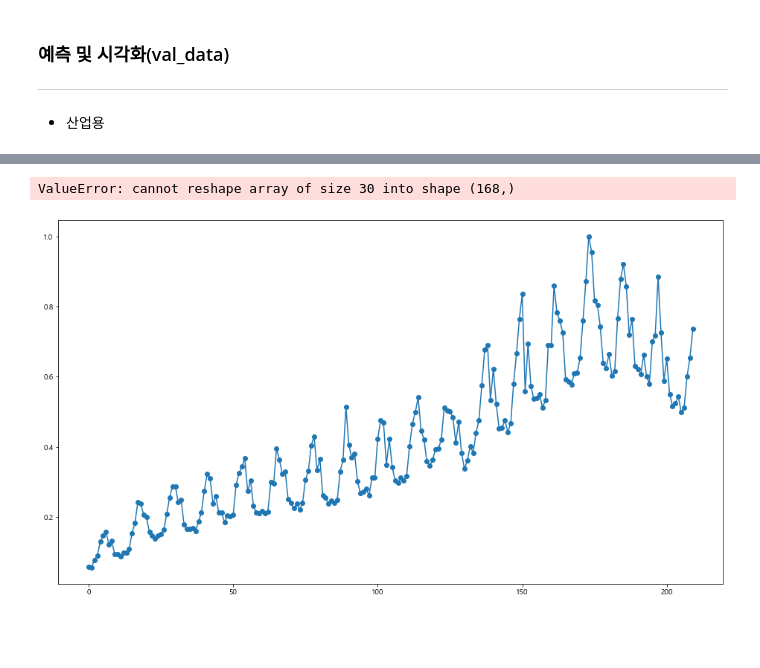
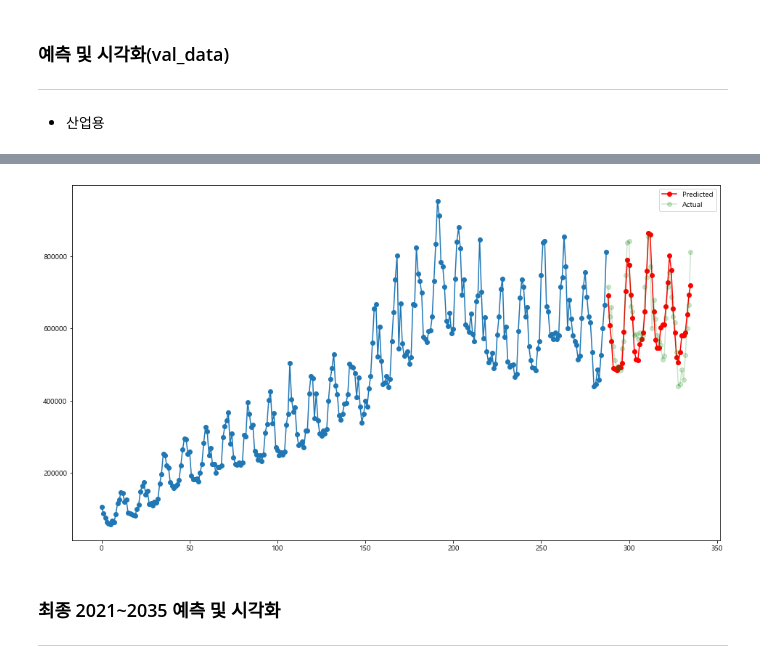
Before and after one commit to minsoo-s/03_Self_Study, a Jupyter notebook: bigstar/pred_21_35.ipynb, the cells around one changed output, grey strips where cells are left out. Drawn from its saved outputs; the diff is of its cells as text; code cells hidden in the pictures; blank space fills up the shorter version.

```diff
--- a/bigstar/pred_21_35.ipynb
+++ b/bigstar/pred_21_35.ipynb
@@ -362,13 +395,23 @@ plt.show()
 # train, val, test 범위 설정
 
 TEST_SIZE = 60 # 테스트: 2015~2020(60개월) / 학습: 1996~2014(240개월)
-WINDOW_SIZE = 30 # 학습시킬 과거 개월 단위(12개월)
+WINDOW_SIZE = 12 # 학습시킬 과거 개월 단위(12개월)
 
 # 학습 데이터
 x_train = train_data_scaled[:-TEST_SIZE] # 1996~2014
 x_val = train_data_scaled[-TEST_SIZE:] # 2015~2020
-x_test = test_data_scaled # 2021~2035(최종 목표)
+x_test_final = test_data_scaled # 2021~2035(최종 목표)
 
-# target 민수용
+# target 민수용(스케일 적용)
 y_train_I = train_target_scaled_I[:-TEST_SIZE] # 1996~2014
 y_val_I = train_target_scaled_I[-TEST_SIZE:] # 2015~2020
+# target 민수용(스케일X)
+y_train_I = train_target_I[:-TEST_SIZE] # 1996~2014
+y_val_I = train_target_I[-TEST_SIZE:] # 2015~2020
+
+
+# [ 최종 전용 (학습 300개월, 예측 180개월) ]
+# 학습 데이터
+x_train = train_data_scaled #1996~2020
+# target 민수용(스케일 X)
+y_train_I = train_target_I # 1996~2020
@@ -410,29 +457,29 @@ from keras.layers import Dense
 from keras.callbacks import EarlyStopping, ModelCheckpoint
 from keras.layers import LSTM
 
-model = Sequential()
-model.add(LSTM(24,
+model_I = Sequential()
+model_I.add(LSTM(16,
                 input_shape=(x_train.shape[1], x_train.shape[2]),
-                activation='tanh',
+                activation='relu',
                 return_sequences=False)
             )
 
-model.add(Dense(1))
+model_I.add(Dense(1))
 # %%
 # LSTM model compile
 
-model.compile(loss='mean_squared_error', optimizer='adam')
+model_I.compile(loss='mae', optimizer='adam')
 early_stop = EarlyStopping(monitor='val_loss', patience=5)
 
 # import os
-#model_path = 'model'
+#model_path = 'model_I'
 #filename = os.path.join(model_path, 'tmp_checkpoint.h5')
 #checkpoint = ModelCheckpoint(filename, monitor='val_loss', verbose=1, save_best_only=True, mode='auto')
 
-history = model.fit(x_train, y_train_I,
+history = model_I.fit(x_train, y_train_I,
                                     epochs=200,
                                     batch_size=16,
                                     validation_data=(x_val, y_val_I))
-                                    #callbacks=[early_stop])
+                                    # callbacks=[early_stop])
 # %% [output]
 Epoch 1/200
@@ -457,6 +504,6 @@ Epoch 200/200
 ---
 - 산업용
 # %%
-pred_I = model.predict(x_val)
+pred_I = model_I.predict(x_val)
 pred_I.shape
 # %% [output]
@@ -521,14 +542,16 @@ array([  0,   1,   2,   3,   4,   5,   6,   7,   8,   9,  10,  11,  12,
 # %%
-    # [ 예측 결과 시각화 ]
+# [ 예측 결과 시각화: 전체흐름 파악용 ]
 a_axis = np.arange(0, len(y_train_I))
 b_axis = np.arange(len(y_train_I), len(y_train_I) + len(pred_I))
 
-plt.figure(figsize=(16,9))
-plt.plot(a_axis, y_train_I.reshape(x_train.shape[0],), 'o-')
-plt.plot(b_axis, pred_I.reshape(x_test.shape[0],), 'o-', color='red', label='Predicted')
-plt.plot(b_axis, y_val_I.reshape(x_test.shape[0],), 'o-', color='green', alpha=0.2, label='Actual')
+plt.figure(figsize=(16,9)) # .reshape(x_train.shape[0],)
+plt.plot(a_axis, y_train_I, 'o-')
+plt.plot(b_axis, pred_I, 'o-', color='red', label='Predicted')
+plt.plot(b_axis, y_val_I, 'o-', color='green', alpha=0.2, label='Actual')
 plt.legend()
 plt.show()
 # %% [output]
-ValueError: cannot reshape array of size 30 into shape (168,)
-[figure, old version]
+[figure, new version]
+# %% [markdown]
+### 최종 2021~2035 예측 및 시각화
+---
```
Also changed, not shown: parts of 48 cells of this notebook.
